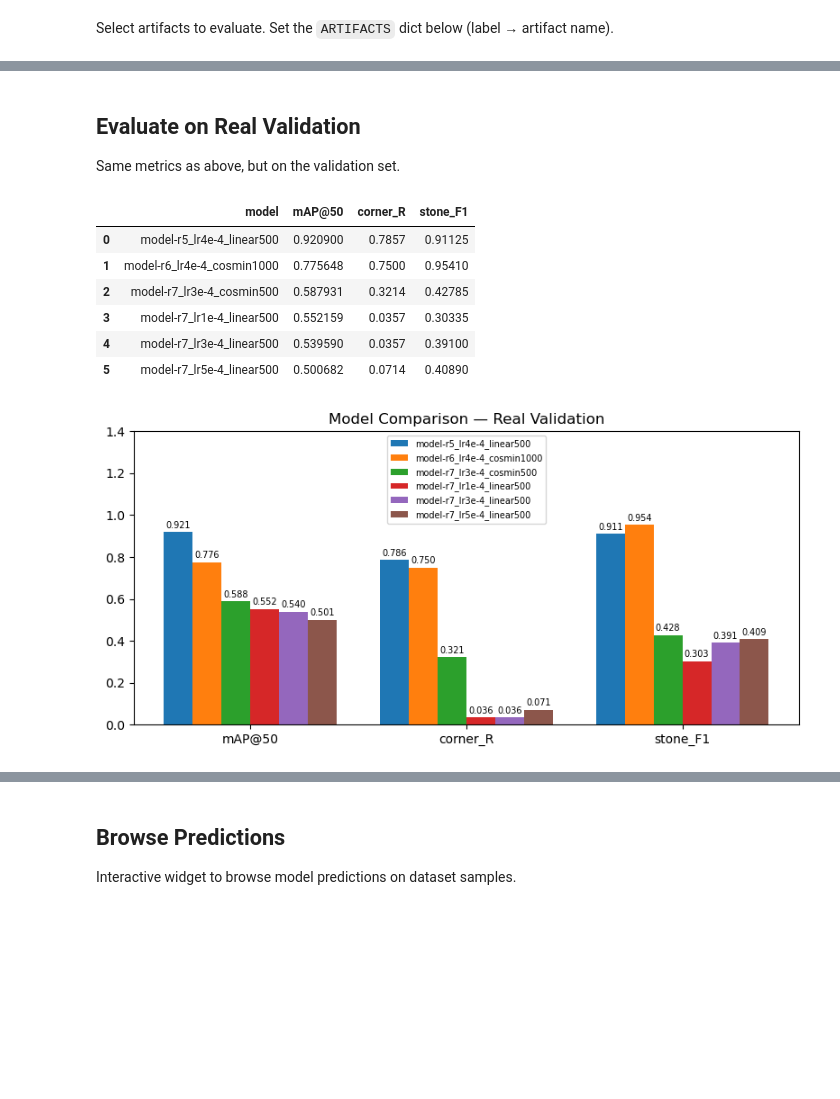
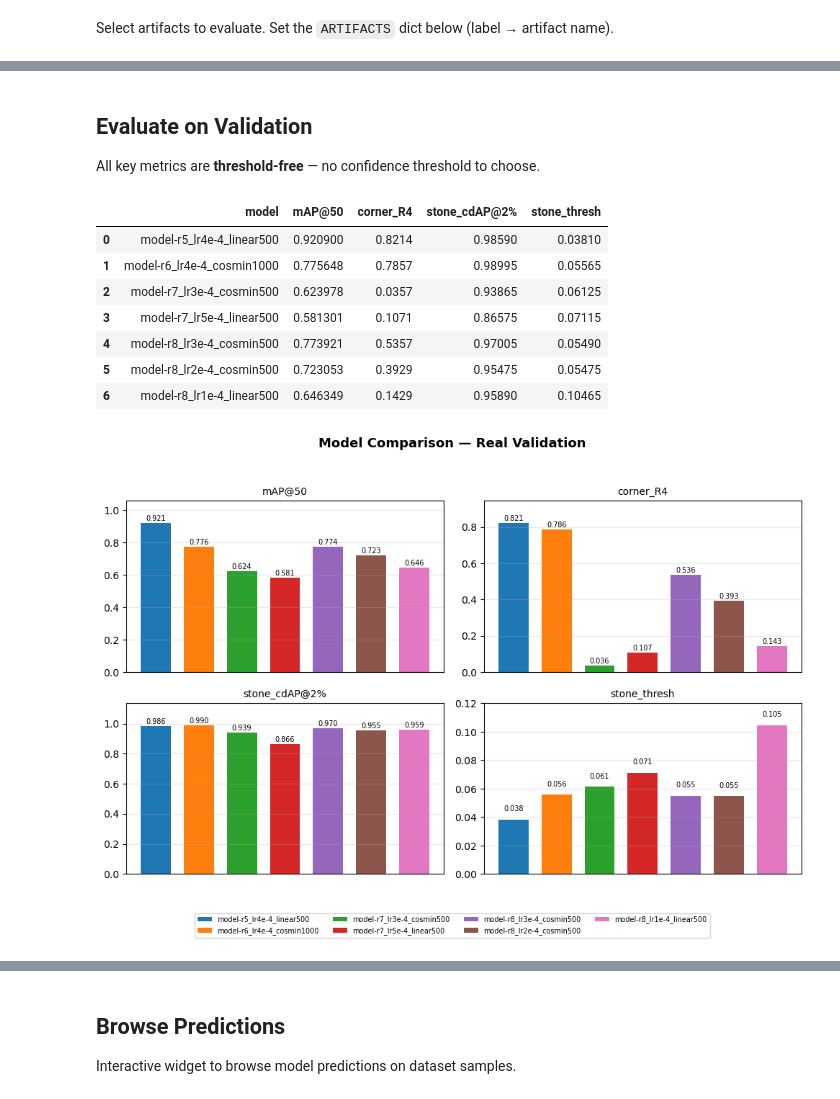
Before and after one commit to kaya-go/moku, a Jupyter notebook: notebooks/21_Evaluate.ipynb, the cells around one changed output, grey strips where cells are left out. Drawn from its saved outputs; the diff is of its cells as text; code cells hidden in the pictures; blank space fills up the shorter version.

```diff
--- a/notebooks/21_Evaluate.ipynb
+++ b/notebooks/21_Evaluate.ipynb
@@ -27,17 +27,16 @@ from datasets import load_dataset
 
 from moku.dataset import CATEGORIES, ID_TO_CATEGORY
 from moku.evaluation import (
-    evaluate_center_distance,
+    evaluate_cd_ap,
     evaluate_map,
-    sweep_confidence_threshold,
 )
 from moku.runs import list_wandb_model_artifacts, load_model_from_wandb
 from moku.model import collate_fn, make_eval_transform
-from moku.viz import plot_model_comparison, plot_threshold_sweep
+from moku.viz import plot_model_comparison
 
 load_dotenv()
 
-HF_DATASET = "kaya-go/moku-v2"
+HF_DATASET = "kaya-go/moku-v3"
 
 device = "mps" if torch.backends.mps.is_available() else "cuda" if torch.cuda.is_available() else "cpu"
 print(f"Device: {device}")
@@ -46,8 +47,8 @@ Device: mps
 # %% [markdown]
 ## Load Datasets
 # %%
-ds_real = load_dataset(HF_DATASET, "real")
-print(ds_real)
+ds = load_dataset(HF_DATASET)
+print(ds)
 # %% [output]
 DatasetDict({
     train: Dataset({
@@ -113,9 +119,10 @@ ARTIFACTS = [
     "model-r5_lr4e-4_linear500",
     "model-r6_lr4e-4_cosmin1000",
     "model-r7_lr3e-4_cosmin500",
-    "model-r7_lr3e-4_linear500",
     "model-r7_lr5e-4_linear500",
-    "model-r7_lr1e-4_linear500",
+    "model-r8_lr3e-4_cosmin500",
+    "model-r8_lr2e-4_cosmin500",
+    "model-r8_lr1e-4_linear500",
 ]
 
 # Load models
@@ -148,56 +158,58 @@ Loaded 6 models: ['model-r5_lr4e-4_linear500', 'model-r6_lr4e-4_cosmin1000', 'mo
 # %% [markdown]
-## Evaluate on Real Validation
+## Evaluate on Validation
 
-Same metrics as above, but on the validation set.
+All key metrics are **threshold-free** — no confidence threshold to choose.
 # %%
 import numpy as np
 import pandas as pd
 
-THRESHOLD = 0.05
-
-# ── Run both evaluations on validation set ──
+# ── Run evaluations on validation set ──
 val_metrics_map = {}
-val_cd_results = {}
+val_cd_ap = {}
 
 for label, entry in models.items():
-    ds_real.set_transform(make_eval_transform(entry["ip"]))
+    ds.set_transform(make_eval_transform(entry["ip"]))
     val_metrics_map[label] = evaluate_map(
         model=entry["model"],
-        dataset=ds_real["validation"],
+        dataset=ds["validation"],
         image_processor=entry["ip"],
         batch_size=8,
     )
-    val_cd_results[label] = evaluate_center_distance(
+    val_cd_ap[label] = evaluate_cd_ap(
         model=entry["model"],
-        dataset=ds_real["validation"],
+        dataset=ds["validation"],
         image_processor=entry["ip"],
         batch_size=8,
-        threshold=THRESHOLD,
     )
 
 # ── Build summary DataFrame ──
 val_summary_rows = []
 for label in models:
     row = {"model": label}
     row["mAP@50"] = val_metrics_map[label].get("map_50", float("nan"))
-    cd = val_cd_results[label]
-    row["corner_R"] = cd["per_class"]["board_corner"]["thresholds"]["2%"]["recall"]
-    stone_f1s = [cd["per_class"][c]["thresholds"]["2%"]["f1"] for c in ("black_stone", "white_stone")]
-    row["stone_F1"] = np.mean(stone_f1s)
+    cd = val_cd_ap[label]
+    row["corner_R4"] = cd["corner_R4"]
+    row["stone_cdAP@2%"] = np.mean([cd["per_class"][c]["cdAP@2%"] for c in ("black_stone", "white_stone")])
+    opt = cd["optimal_thresholds"]
+    row["stone_thresh"] = np.mean([opt[c]["threshold"] for c in ("black_stone", "white_stone")])
     val_summary_rows.append(row)
 
-val_summary_df = pd.DataFrame(val_summary_rows).sort_values("mAP@50", ascending=False).reset_index(drop=True)
-val_summary_df
+val_summary_df = pd.DataFrame(val_summary_rows)
+display(val_summary_df)
+
+color_map = plot_model_comparison(
+    val_summary_df,
+    metrics=["mAP@50", "corner_R4", "stone_cdAP@2%", "stone_thresh"],
+    title="Model Comparison — Real Validation",
+)
 # %% [output]
-|  | model | mAP@50 | corner_R | stone_F1 |
-| 0 | model-r5_lr4e-4_linear500 | 0.920900 | 0.7857 | 0.91125 |
-| 1 | model-r6_lr4e-4_cosmin1000 | 0.775648 | 0.7500 | 0.95410 |
-| 2 | model-r7_lr3e-4_cosmin500 | 0.587931 | 0.3214 | 0.42785 |
-| 3 | model-r7_lr1e-4_linear500 | 0.552159 | 0.0357 | 0.30335 |
-| 4 | model-r7_lr3e-4_linear500 | 0.539590 | 0.0357 | 0.39100 |
-| 5 | model-r7_lr5e-4_linear500 | 0.500682 | 0.0714 | 0.40890 |
+|  | model | mAP@50 | corner_R4 | stone_cdAP@2% | stone_thresh |
+| 0 | model-r5_lr4e-4_linear500 | 0.920900 | 0.8214 | 0.98590 | 0.03810 |
+| 1 | model-r6_lr4e-4_cosmin1000 | 0.775648 | 0.7857 | 0.98995 | 0.05565 |
+| 2 | model-r7_lr3e-4_cosmin500 | 0.623978 | 0.0357 | 0.93865 | 0.06125 |
+| 3 | model-r7_lr5e-4_linear500 | 0.581301 | 0.1071 | 0.86575 | 0.07115 |
+| 4 | model-r8_lr3e-4_cosmin500 | 0.773921 | 0.5357 | 0.97005 | 0.05490 |
+| 5 | model-r8_lr2e-4_cosmin500 | 0.723053 | 0.3929 | 0.95475 | 0.05475 |
+| 6 | model-r8_lr1e-4_linear500 | 0.646349 | 0.1429 | 0.95890 | 0.10465 |
+[figure, added]
-# %%
-color_map = plot_model_comparison(val_summary_df, title="Model Comparison — Real Validation")
-# %% [output]
-[figure, removed]
 # %% [markdown]
```
Also changed, not shown: parts of 12 cells of this notebook, 5 other files.
